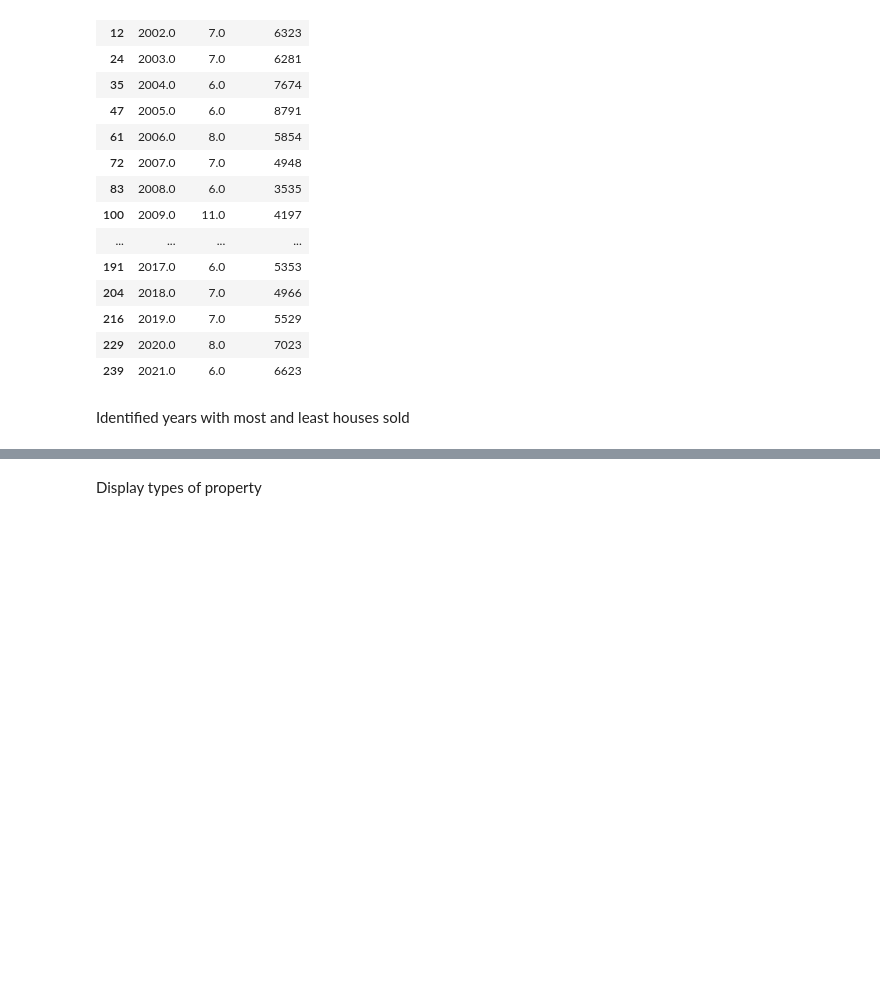
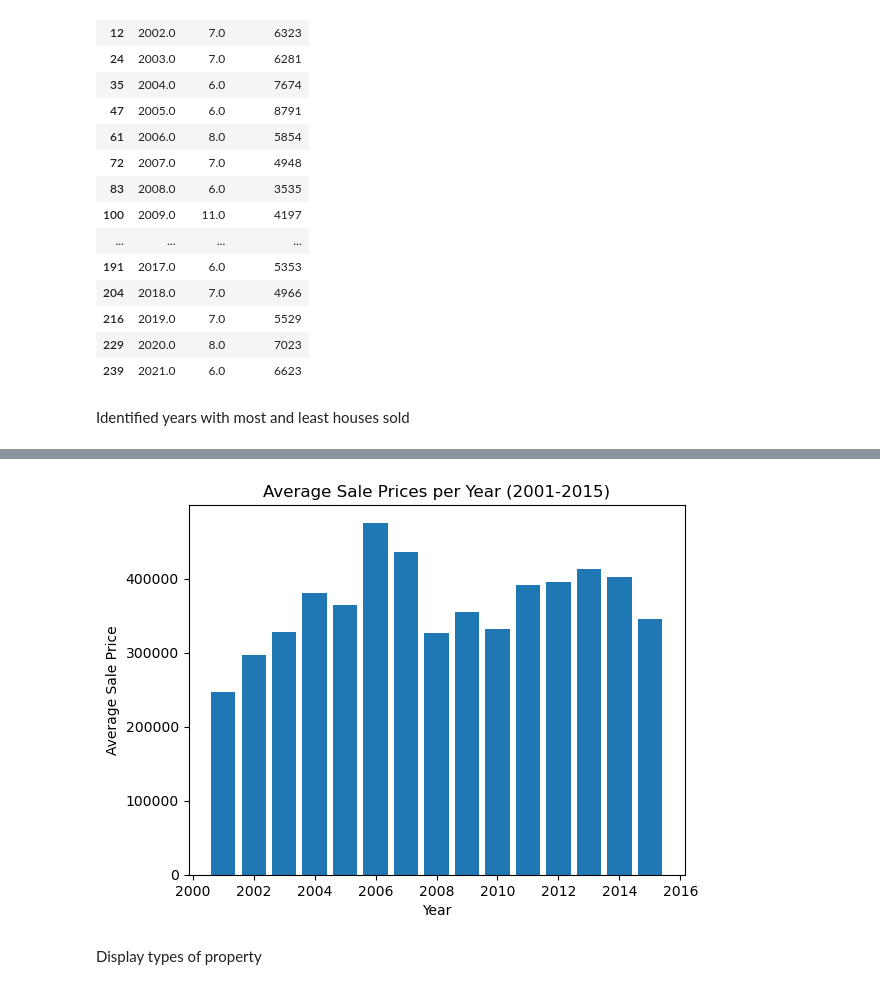
Before and after one commit to alenak2610/RE-market-CT, a Jupyter notebook: All Workbooks/final_proj.ipynb, the cells around one changed output, grey strips where cells are left out. Drawn from its saved outputs; the diff is of its cells as text; code cells hidden in the pictures; blank space fills up the shorter version.

```diff
--- a/All Workbooks/final_proj.ipynb
+++ b/All Workbooks/final_proj.ipynb
@@ -180,0 +185,4 @@ Identified years with most and least houses sold
+# %%
+cost_data = housing_df[(housing_df['List Year'] >= 2001) & (housing_df['List Year'] <= 2015)]
+avg_price_per_year = cost_data.groupby('List Year')['Sale Amount'].mean()
+avg_price_per_year
@@ -181,3 +207,11 @@ Identified years with most and least houses sold
+# %%
+plt.bar(avg_price_per_year.index, avg_price_per_year.values)
+plt.title("Average Sale Prices per Year (2001-2015)")
+plt.xlabel("Year")
+plt.ylabel("Average Sale Price")
+plt.show()
+# %% [output]
+[figure, added]
 # %% [markdown]
 Display types of property
 # %%
```
Also changed, not shown: parts of 6 cells of this notebook, 1 other file.
